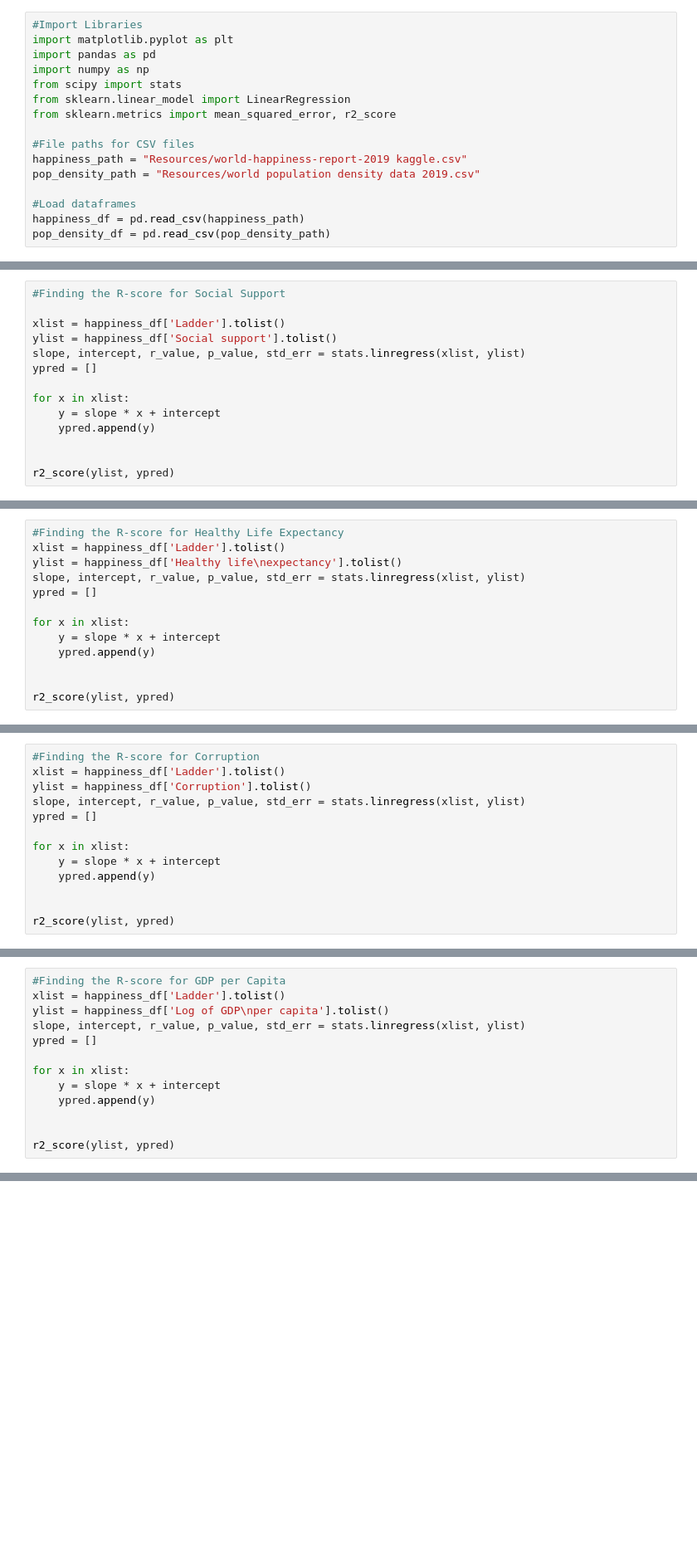
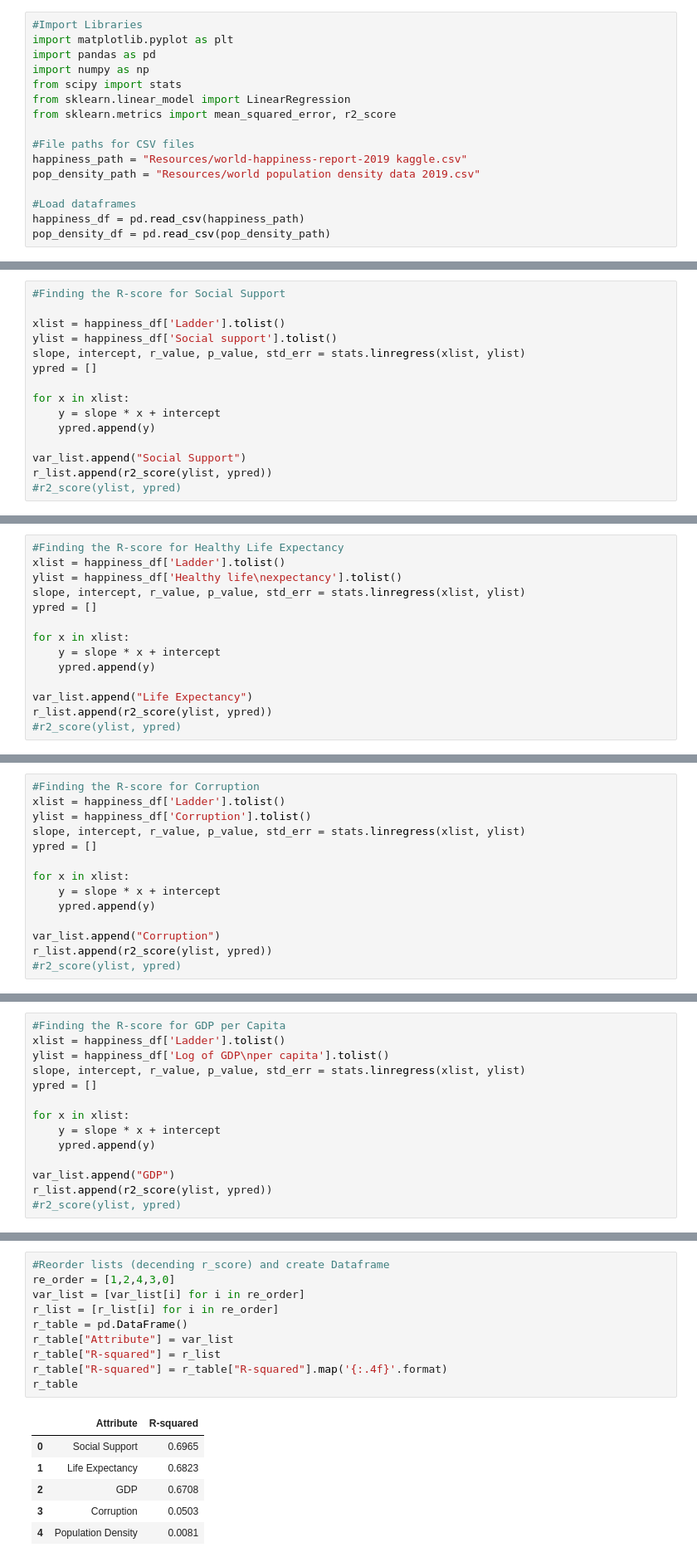
Before and after one commit to code-sparrow/project_1, a Jupyter notebook: Happiness-Merged and Scatters 11.15.19.ipynb, the cells around one changed output, grey strips where cells are left out. Shown at 83% size. Cells and saved outputs as stored; diff of their text form; blank space fills up the shorter version.

```diff
--- a/Happiness-Merged and Scatters 11.15.19.ipynb
+++ b/Happiness-Merged and Scatters 11.15.19.ipynb
@@ -182,8 +287,9 @@ for x in xlist:
     y = slope * x + intercept
     ypred.append(y)
 
-
-r2_score(ylist, ypred)
+var_list.append("Social Support")
+r_list.append(r2_score(ylist, ypred))
+#r2_score(ylist, ypred)
 # %%
 #initiate the linear regression
 lm=LinearRegression()
@@ -222,8 +335,9 @@ for x in xlist:
     y = slope * x + intercept
     ypred.append(y)
 
-
-r2_score(ylist, ypred)
+var_list.append("Life Expectancy")
+r_list.append(r2_score(ylist, ypred))
+#r2_score(ylist, ypred)
 # %%
 #initiate the linear regression
 lm=LinearRegression()
@@ -262,8 +383,9 @@ for x in xlist:
     y = slope * x + intercept
     ypred.append(y)
 
-
-r2_score(ylist, ypred)
+var_list.append("Corruption")
+r_list.append(r2_score(ylist, ypred))
+#r2_score(ylist, ypred)
 # %%
 #initiate the linear regression
 lm=LinearRegression()
@@ -302,8 +431,9 @@ for x in xlist:
     y = slope * x + intercept
     ypred.append(y)
 
-
-r2_score(ylist, ypred)
+var_list.append("GDP")
+r_list.append(r2_score(ylist, ypred))
+#r2_score(ylist, ypred)
 # %%
 #initiate the linear regression
 lm=LinearRegression()
@@ -373,0 +537,17 @@ plt.show()
+# %%
+#Reorder lists (decending r_score) and create Dataframe
+re_order = [1,2,4,3,0]
+var_list = [var_list[i] for i in re_order]
+r_list = [r_list[i] for i in re_order]
+r_table = pd.DataFrame()
+r_table["Attribute"] = var_list
+r_table["R-squared"] = r_list
+r_table["R-squared"] = r_table["R-squared"].map('{:.4f}'.format)
+r_table
+# %% [output]
+|  | Attribute | R-squared |
+| 0 | Social Support | 0.6965 |
+| 1 | Life Expectancy | 0.6823 |
+| 2 | GDP | 0.6708 |
+| 3 | Corruption | 0.0503 |
+| 4 | Population Density | 0.0081 |
```
Also changed, not shown: parts of 39 cells of this notebook, 2 other files.
